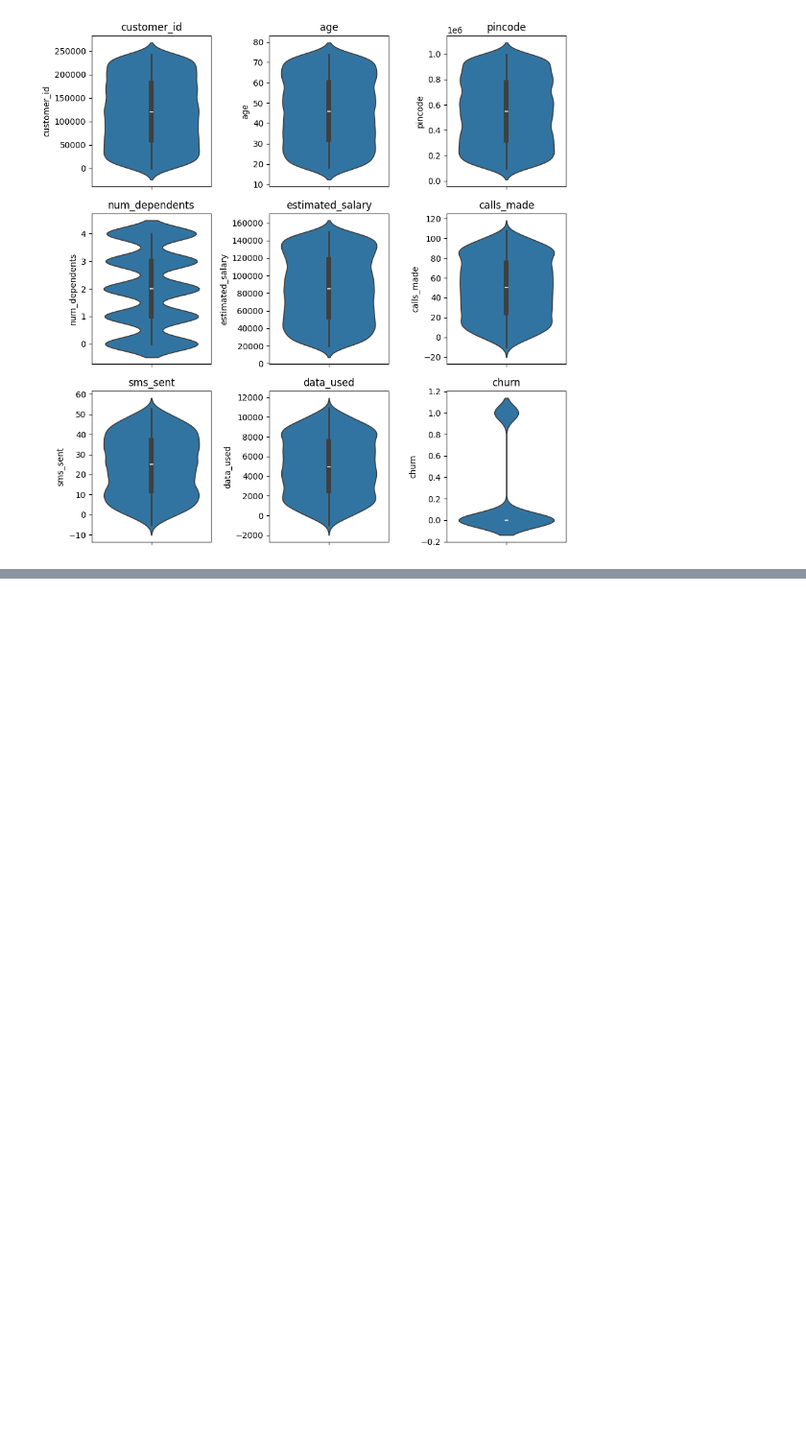
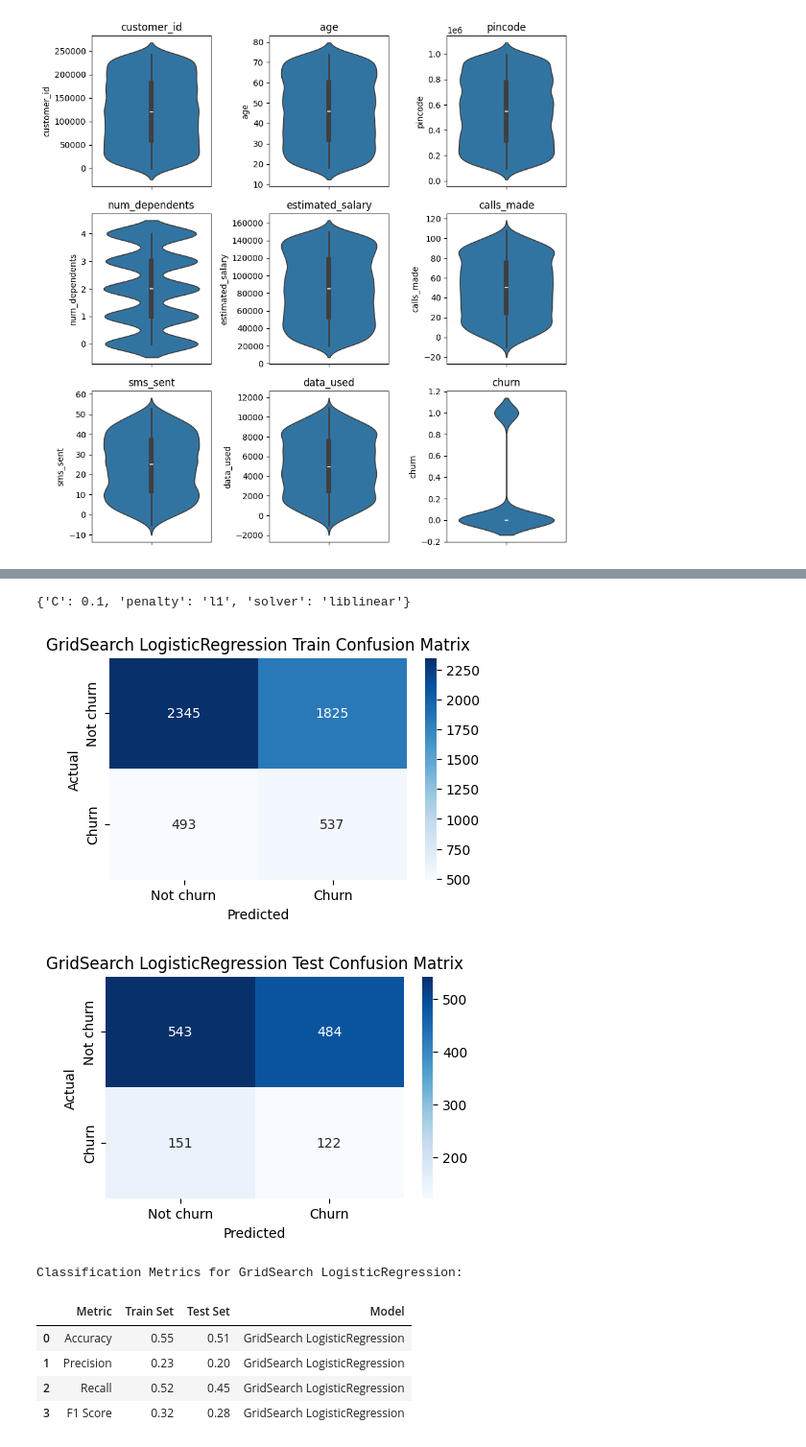
Before and after one commit to ezzaddeentru/churn-prediction, a Jupyter notebook: churn_prediction.ipynb, the cells around one changed output, grey strips where cells are left out. Shown at 96% size. Drawn from its saved outputs; the diff is of its cells as text; code cells hidden in the pictures; blank space fills up the shorter version.

```diff
--- a/churn_prediction.ipynb
+++ b/churn_prediction.ipynb
@@ -273,0 +414,14 @@ plot_category_distribution_by_group(df, 'city', 'churn')
+# %%
+param_grid = {
+    'penalty': ['l1', 'l2', 'elasticnet'],
+    'C': [0.01, 0.1, 1, 10, 100],
+    'solver': ['liblinear', 'saga']
+}
+
+log_gs_reg = GridSearchCV(log_reg,
+                          param_grid,
+                          cv=5,
+                          scoring='f1',
+                          n_jobs=-1)
+
+%time log_gs_reg.fit(X_train_preprocessed, y_train)
@@ -273,0 +454,19 @@ plot_category_distribution_by_group(df, 'city', 'churn')
+# %%
+log_gs_reg.best_params_
+# %% [output]
+{'C': 0.1, 'penalty': 'l1', 'solver': 'liblinear'}
+# %%
+log_gs_metrics = evaluate_and_plot_base_model_clf(log_gs_reg,
+                                 X_train_preprocessed, y_train, X_test_preprocessed, y_test,
+                                 model_name='GridSearch LogisticRegression',
+                                 cm_labels=['Not churn', 'Churn'],
+                                 )
+# %% [output]
+[figure, added]
+[figure, added]
+Classification Metrics for GridSearch LogisticRegression:
+|  | Metric | Train Set | Test Set | Model |
+| 0 | Accuracy | 0.55 | 0.51 | GridSearch LogisticRegression |
+| 1 | Precision | 0.23 | 0.20 | GridSearch LogisticRegression |
+| 2 | Recall | 0.52 | 0.45 | GridSearch LogisticRegression |
+| 3 | F1 Score | 0.32 | 0.28 | GridSearch LogisticRegression |
```
Also changed, not shown: parts of 43 cells of this notebook.
